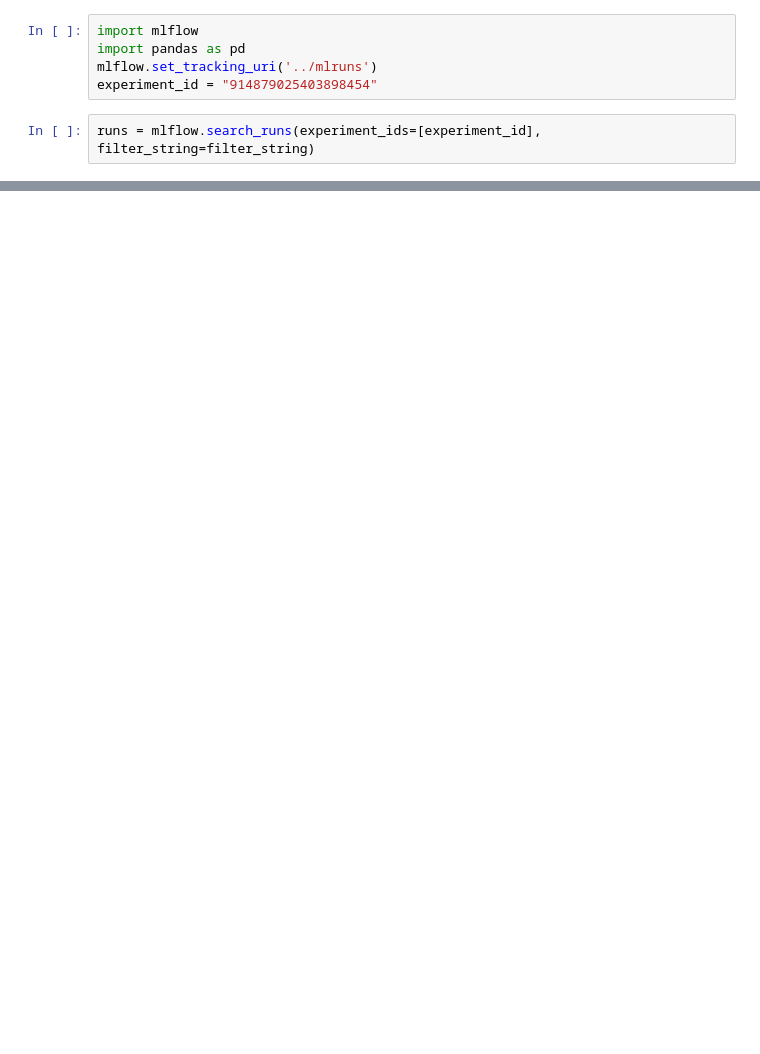
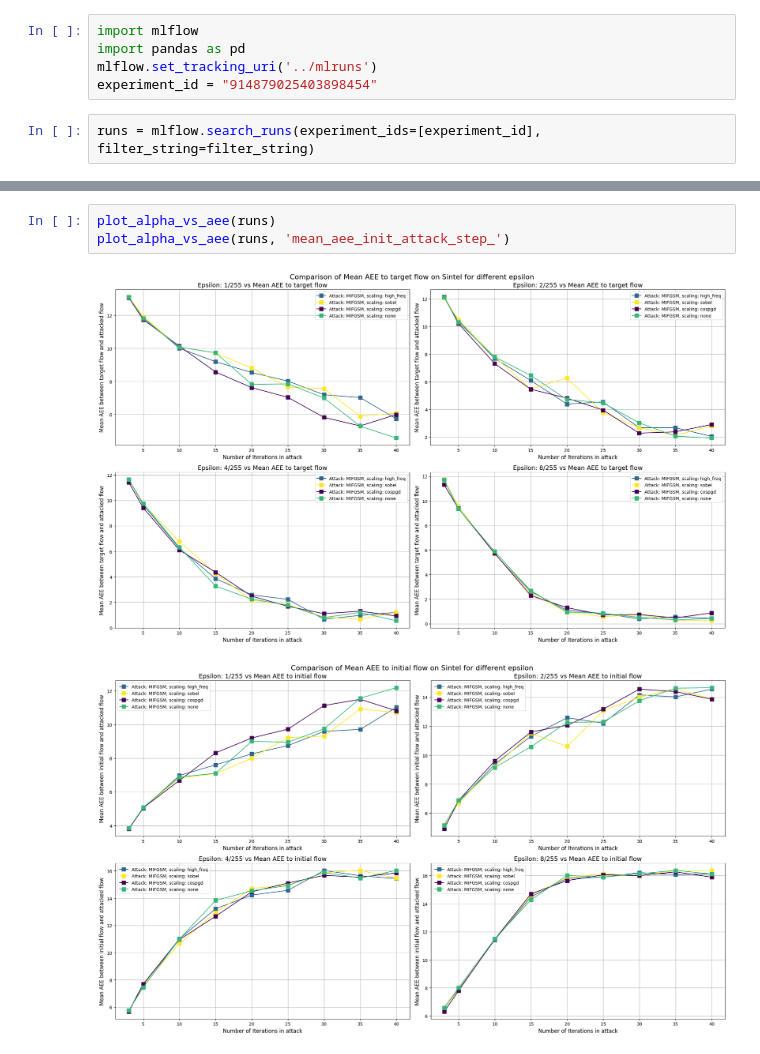
Before and after one commit to NotTwist/flow_attack, a Jupyter notebook: analysis/compare_convergence.ipynb, the cells around one changed output, grey strips where cells are left out. Drawn from its saved outputs; the diff is of its cells as text; blank space fills up the shorter version.

```diff
--- a/analysis/compare_convergence.ipynb
+++ b/analysis/compare_convergence.ipynb
@@ -549,3 +500,9 @@ plot_alpha_vs_aee(runs, 'mean_aee_init_attack_step_')
+# %%
+plot_alpha_vs_aee(runs)
+plot_alpha_vs_aee(runs, 'mean_aee_init_attack_step_')
+# %% [output]
+[figure, added]
+[figure, added]
 # %%
 import pandas as pd
 import matplotlib.pyplot as plt
```
Also changed, not shown: parts of 21 cells of this notebook, 44 other files.
